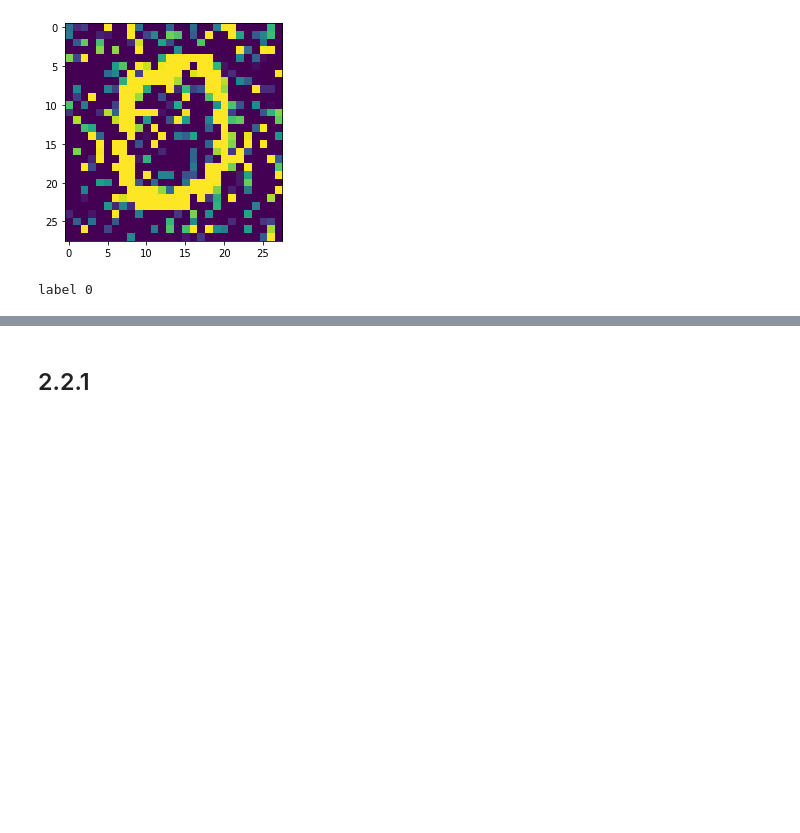
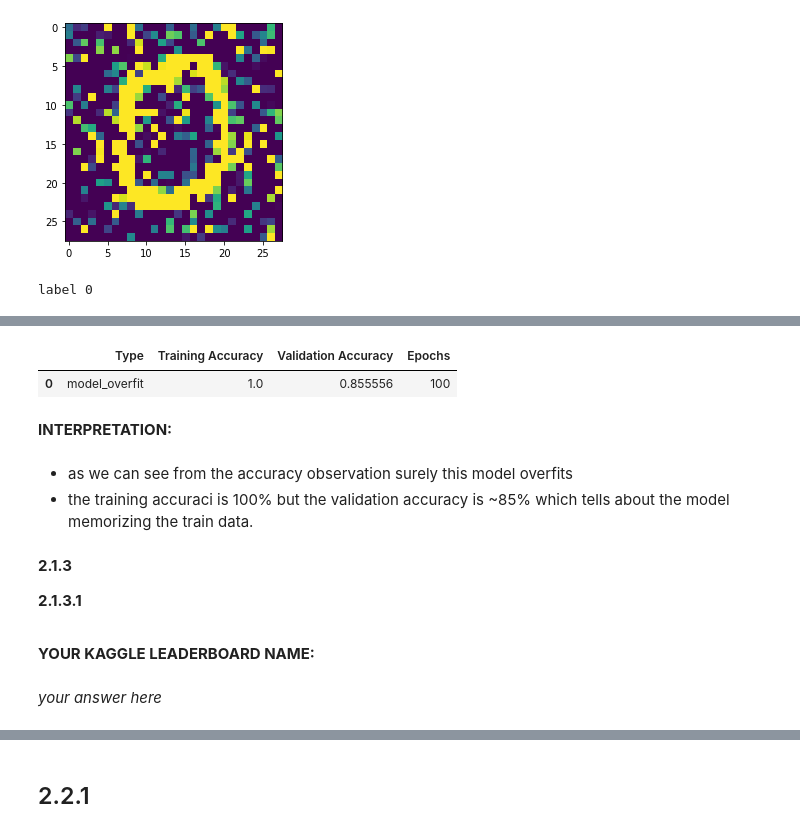
Before and after one commit to Iam-007Swarna/Higgs_boson_ml, a Jupyter notebook: kannada-minst-data-sb35.ipynb, the cells around one changed output, grey strips where cells are left out. Cells and saved outputs as stored; diff of their text form; code cells hidden in the pictures; blank space fills up the shorter version.

```diff
--- a/kannada-minst-data-sb35.ipynb
+++ b/kannada-minst-data-sb35.ipynb
@@ -129,0 +391,24 @@ label 0
+# %%
+#Displaying of training and validation accuracy
+accuracy_history_df = pd.DataFrame(data=[{"Type":"model_overfit","Training Accuracy":acc[-1],"Validation Accuracy":val_acc[-1],"Epochs":len(acc)}])
+display(accuracy_history_df)
+# %% [output]
+|  | Type | Training Accuracy | Validation Accuracy | Epochs |
+| 0 | model_overfit | 1.0 | 0.855556 | 100 |
+# %% [markdown]
+**INTERPRETATION:**
+# %% [markdown]
+- as we can see from the accuracy observation surely this model overfits
+- the training accuraci is 100% but the validation accuracy is ~85% which tells about the model memorizing the train data.
+# %% [markdown]
+<div class='exercise-r'>
+
+**2.1.3**
+
+**2.1.3.1**
+
+</div>
+# %% [markdown]
+**YOUR KAGGLE LEADERBOARD NAME:**
+# %% [markdown]
+*your answer here*
```
Also changed, not shown: parts of 20 cells of this notebook.
